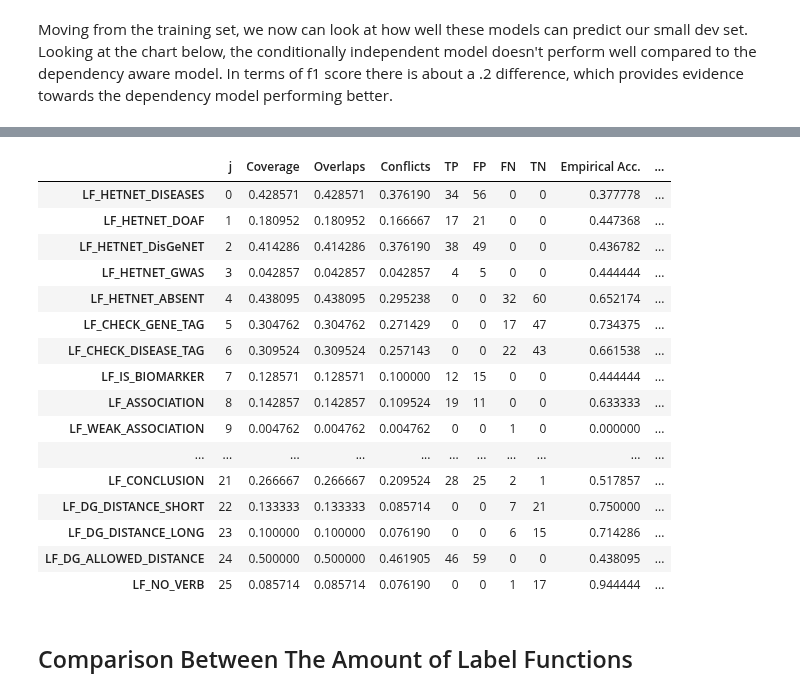
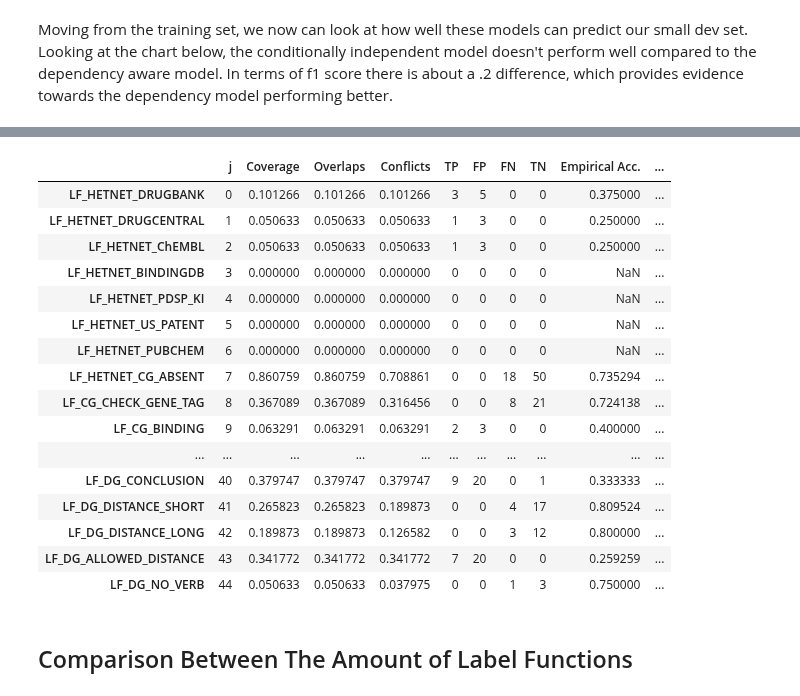
Before and after one commit to greenelab/snorkeling, a Jupyter notebook: All_Relationships/3.model-label-functions.ipynb, the cells around one changed output, grey strips where cells are left out. Saved outputs shown, nothing was run; the diff lists cells and outputs as text; code cells hidden in the pictures.

```diff
--- a/All_Relationships/3.model-label-functions.ipynb
+++ b/All_Relationships/3.model-label-functions.ipynb
@@ -150,14 +162,22 @@ len(deps)
 # %%
-%%time
-# Model each label function and the underlying correlation structure
-gen_model = GenerativeModel(lf_propensity=True)
-gen_model.train(
-    L_train,
-    epochs=10,
-    decay=0.95,
-    step_size=0.1 / L_train.shape[0],
-    reg_param=1e-6,
-    threads=50,
-    deps=deps
-)
+dep_models = []
+for columns in lfs_columns:
+    # select the dependancies from the label matrix
+    ds = DependencySelector()
+    deps = ds.select(L_train[:, columns], threshold=0.1)
+    print(len(deps))
+
+    # Model each label function and the underlying correlation structure
+    gen_model = GenerativeModel(lf_propensity=True)
+    gen_model.train(
+        L_train[:, columns],
+        epochs=10,
+        decay=0.95,
+        step_size=0.1 / L_train[:, columns].shape[0],
+        reg_param=1e-6,
+        threads=50,
+        deps=deps
+    )
+
+    dep_models.append(gen_model)
 # %% [output]
@@ -199,8 +237,12 @@ plt.show()
 # Training Set Statistics
 # %% [markdown]
 Taking a closer look into the training set predictions, we can see how each label function individually performed. The two dataframes below contain the follwoing information: number of candidate sentences a label function has labeled (coverage), number of candidate sentences a label function agreed with another label function (overlaps), number of candidates a label function disagreed with another label function (conflicts), and lastly, the accuracy each label function has after training the generative model (Learned Acc).
+# %%
+# Generate Statistics of Generative Model
+indep_learned_stats_df = indep_models[-1].learned_lf_stats()
+learned_stats_df = dep_models[-1].learned_lf_stats()
 # %%
-indep_results_df = L_train.lf_stats(session, est_accs=indep_learned_stats_df['Accuracy'])
-indep_results_df.head(2)
+indep_results_df = L_train[:, lfs_columns[-1]].lf_stats(session, est_accs=indep_learned_stats_df['Accuracy'])
+indep_results_df
 # %% [output]
 |  | j | Coverage | Overlaps | Conflicts | Learned Acc. |
@@ -209,5 +265,5 @@ indep_results_df.head(2)
 # %%
-results_df = L_train.lf_stats(session, est_accs=learned_stats_df['Accuracy'])
+results_df = L_train[:, lfs_columns[-1]].lf_stats(session, est_accs=learned_stats_df['Accuracy'])
 results_df
 # %% [output]
 |  | j | Coverage | Overlaps | Conflicts | Learned Acc. |
@@ -315,23 +417,23 @@ plt.legend()
 # %%
-L_dev.lf_stats(session, dev_data_labels, test_df.query("model=='DA'")["Learned Acc."])
+L_dev[:, lfs_columns[-1]].lf_stats(session, dev_data_labels, test_df.query("model=='CI'")["Learned Acc."])
 # %% [output]
 |  | j | Coverage | Overlaps | Conflicts | TP | FP | FN | TN | Empirical Acc. | ... |
-| LF_HETNET_DISEASES | 0 | 0.428571 | 0.428571 | 0.376190 | 34 | 56 | 0 | 0 | 0.377778 | ... |
-| LF_HETNET_DOAF | 1 | 0.180952 | 0.180952 | 0.166667 | 17 | 21 | 0 | 0 | 0.447368 | ... |
-| LF_HETNET_DisGeNET | 2 | 0.414286 | 0.414286 | 0.376190 | 38 | 49 | 0 | 0 | 0.436782 | ... |
-| LF_HETNET_GWAS | 3 | 0.042857 | 0.042857 | 0.042857 | 4 | 5 | 0 | 0 | 0.444444 | ... |
-| LF_HETNET_ABSENT | 4 | 0.438095 | 0.438095 | 0.295238 | 0 | 0 | 32 | 60 | 0.652174 | ... |
-| LF_CHECK_GENE_TAG | 5 | 0.304762 | 0.304762 | 0.271429 | 0 | 0 | 17 | 47 | 0.734375 | ... |
-| LF_CHECK_DISEASE_TAG | 6 | 0.309524 | 0.309524 | 0.257143 | 0 | 0 | 22 | 43 | 0.661538 | ... |
-| LF_IS_BIOMARKER | 7 | 0.128571 | 0.128571 | 0.100000 | 12 | 15 | 0 | 0 | 0.444444 | ... |
-| LF_ASSOCIATION | 8 | 0.142857 | 0.142857 | 0.109524 | 19 | 11 | 0 | 0 | 0.633333 | ... |
-| LF_WEAK_ASSOCIATION | 9 | 0.004762 | 0.004762 | 0.004762 | 0 | 0 | 1 | 0 | 0.000000 | ... |
+| LF_HETNET_DRUGBANK | 0 | 0.101266 | 0.101266 | 0.101266 | 3 | 5 | 0 | 0 | 0.375000 | ... |
+| LF_HETNET_DRUGCENTRAL | 1 | 0.050633 | 0.050633 | 0.050633 | 1 | 3 | 0 | 0 | 0.250000 | ... |
+| LF_HETNET_ChEMBL | 2 | 0.050633 | 0.050633 | 0.050633 | 1 | 3 | 0 | 0 | 0.250000 | ... |
+| LF_HETNET_BINDINGDB | 3 | 0.000000 | 0.000000 | 0.000000 | 0 | 0 | 0 | 0 | NaN | ... |
+| LF_HETNET_PDSP_KI | 4 | 0.000000 | 0.000000 | 0.000000 | 0 | 0 | 0 | 0 | NaN | ... |
+| LF_HETNET_US_PATENT | 5 | 0.000000 | 0.000000 | 0.000000 | 0 | 0 | 0 | 0 | NaN | ... |
+| LF_HETNET_PUBCHEM | 6 | 0.000000 | 0.000000 | 0.000000 | 0 | 0 | 0 | 0 | NaN | ... |
+| LF_HETNET_CG_ABSENT | 7 | 0.860759 | 0.860759 | 0.708861 | 0 | 0 | 18 | 50 | 0.735294 | ... |
+| LF_CG_CHECK_GENE_TAG | 8 | 0.367089 | 0.367089 | 0.316456 | 0 | 0 | 8 | 21 | 0.724138 | ... |
+| LF_CG_BINDING | 9 | 0.063291 | 0.063291 | 0.063291 | 2 | 3 | 0 | 0 | 0.400000 | ... |
 | ... | ... | ... | ... | ... | ... | ... | ... | ... | ... | ... |
-| LF_CONCLUSION | 21 | 0.266667 | 0.266667 | 0.209524 | 28 | 25 | 2 | 1 | 0.517857 | ... |
-| LF_DG_DISTANCE_SHORT | 22 | 0.133333 | 0.133333 | 0.085714 | 0 | 0 | 7 | 21 | 0.750000 | ... |
-| LF_DG_DISTANCE_LONG | 23 | 0.100000 | 0.100000 | 0.076190 | 0 | 0 | 6 | 15 | 0.714286 | ... |
-| LF_DG_ALLOWED_DISTANCE | 24 | 0.500000 | 0.500000 | 0.461905 | 46 | 59 | 0 | 0 | 0.438095 | ... |
-| LF_NO_VERB | 25 | 0.085714 | 0.085714 | 0.076190 | 0 | 0 | 1 | 17 | 0.944444 | ... |
+| LF_DG_CONCLUSION | 40 | 0.379747 | 0.379747 | 0.379747 | 9 | 20 | 0 | 1 | 0.333333 | ... |
+| LF_DG_DISTANCE_SHORT | 41 | 0.265823 | 0.265823 | 0.189873 | 0 | 0 | 4 | 17 | 0.809524 | ... |
+| LF_DG_DISTANCE_LONG | 42 | 0.189873 | 0.189873 | 0.126582 | 0 | 0 | 3 | 12 | 0.800000 | ... |
+| LF_DG_ALLOWED_DISTANCE | 43 | 0.341772 | 0.341772 | 0.341772 | 7 | 20 | 0 | 0 | 0.259259 | ... |
+| LF_DG_NO_VERB | 44 | 0.050633 | 0.050633 | 0.037975 | 0 | 0 | 1 | 3 | 0.750000 | ... |
 # %% [markdown]
 ## Comparison Between The Amount of Label Functions
 # %%
```
Also changed, not shown: parts of 60 cells of this notebook, 8 other files.
